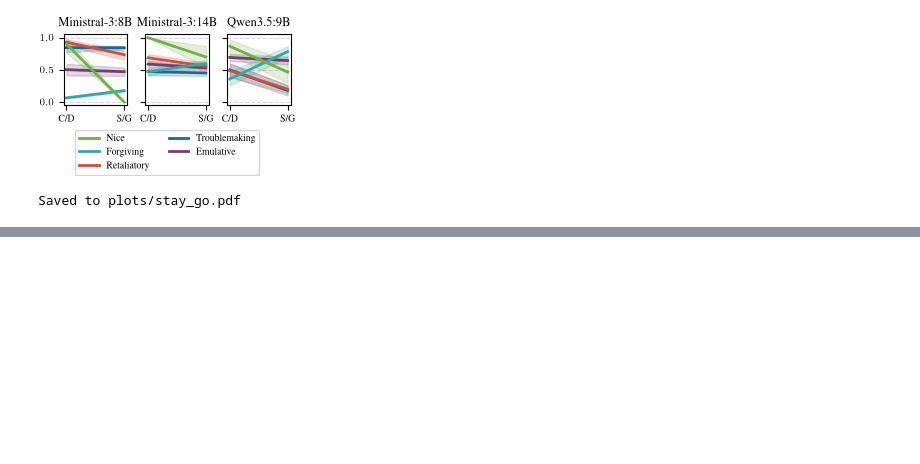
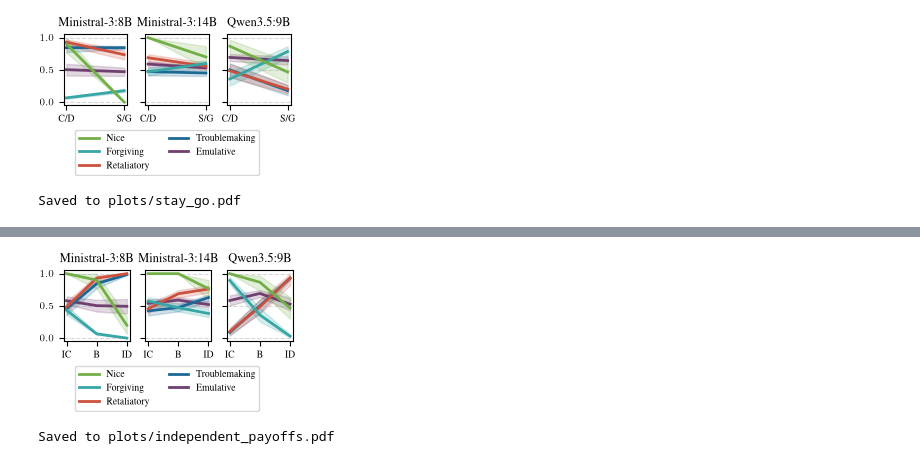
Before and after one commit to kdybek/NLP-prisoners-dilemma, a Jupyter notebook: plots.ipynb, the cells around one changed output, grey strips where cells are left out. Saved outputs shown, nothing was run; the diff lists cells and outputs as text; code cells hidden in the pictures; blank space fills up the shorter version.

Commit message:
added independent payoff results

```diff
--- a/plots.ipynb
+++ b/plots.ipynb
@@ -70,6 +70,11 @@ stay_go_prompt_files = [
     'prompts/baseline.json',
     'prompts/stay_go.json',
 ]
+independent_payoffs_prompt_files = [
+    'prompts/independent_payoffs_coop.json',
+    'prompts/baseline.json',
+    'prompts/independent_payoffs_defect.json',
+]
 prompt_file_names = {
     'prompts/baseline.json': 'B',
     'prompts/compassionate.json': 'C',
@@ -78,6 +83,8 @@ prompt_file_names = {
     'prompts/rude.json': 'R',
     'prompts/x10.json': 'T',
     'prompts/x100.json': 'H',
+    'prompts/independent_payoffs_coop.json': 'IC',
+    'prompts/independent_payoffs_defect.json': 'ID',
 }
 prompt_file_action_names = {
     'prompts/baseline.json': 'C/D',
@@ -530,0 +477,70 @@ H & \textbf{288.93} & 237.40 & 228.77 & 225.97 \\
+# %%
+plt.rcParams.update(bundles.iclr2024())
+plt.rcParams.update(figsizes.iclr2024(nrows=1, ncols=3, height_to_width_ratio=1.3, rel_width=0.48))
+plt.rcParams.update({
+    "text.latex.preamble": r"\usepackage{times}\usepackage{amsmath}",
+    "text.usetex": True,
+})
+
+os.makedirs("plots", exist_ok=True)
+
+fig, axes = plt.subplots(1, 3, sharey=True)
+for model, ax in zip(models[:-1], axes):
+    for metric in reversed(metrics):
+        means = []
+        los = []
+        his = []
+        for pf in independent_payoffs_prompt_files:
+            subset = agg_df[
+                (agg_df["model"] == model) &
+                (agg_df["prompt_file"] == pf)
+            ]
+
+            assert len(subset) == 1
+
+            row = subset.iloc[0]
+            mean, lo, hi = row[metric]
+            means.append(mean)
+            los.append(lo)
+            his.append(hi)
+        means = np.array(means)
+        los = np.array(los)
+        his = np.array(his)
+        x = np.arange(len(independent_payoffs_prompt_files))
+        ax.plot(
+            x,
+            means,
+            label=metric_names[metric],
+            color=metric_colors[metric],
+            linewidth=2
+        )
+        ax.fill_between(
+            x,
+            los,
+            his,
+            color=metric_colors[metric],
+            alpha=0.2
+        )
+    ax.set_xticks(x)
+    ax.set_xticklabels([prompt_file_names[pf] for pf in independent_payoffs_prompt_files])
+    ax.set_title(model_names[model])
+    ax.grid(True, linestyle="--", alpha=0.5, axis="y")
+
+handles, labels = axes[0].get_legend_handles_labels()
+handles, labels = reversed(handles), reversed(labels)
+
+fig.legend(
+    handles,
+    labels,
+    loc="lower center",
+    ncol=2,
+    frameon=True,
+    bbox_to_anchor=(0.5, -0.45)
+)
+
+plt.savefig("plots/independent_payoffs.pdf", bbox_inches="tight")
+plt.show()
+print("\nSaved to plots/independent_payoffs.pdf")
+# %% [output]
+[figure, added]
+Saved to plots/independent_payoffs.pdf
```
Also changed, not shown: parts of 2 cells of this notebook, 13 other files.
